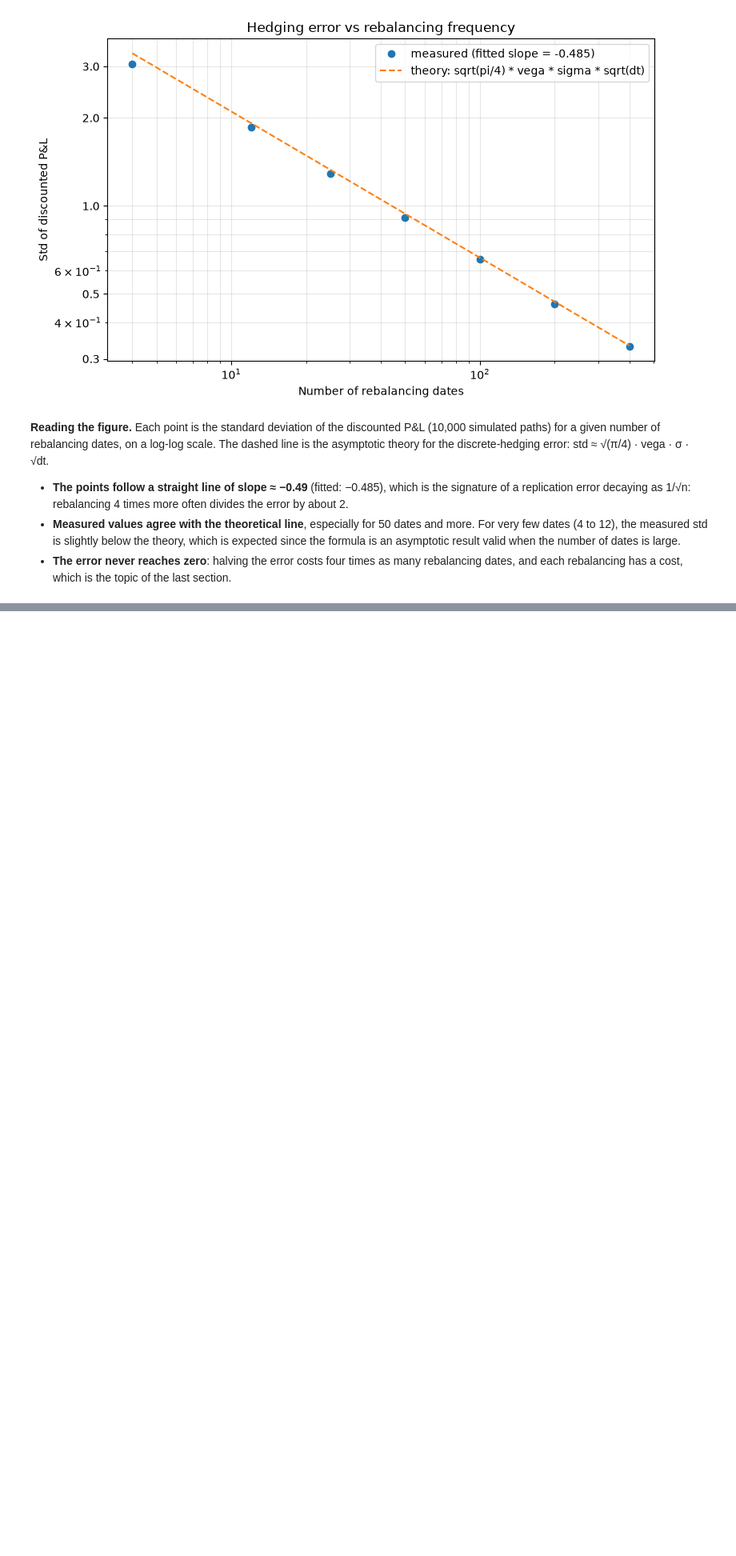
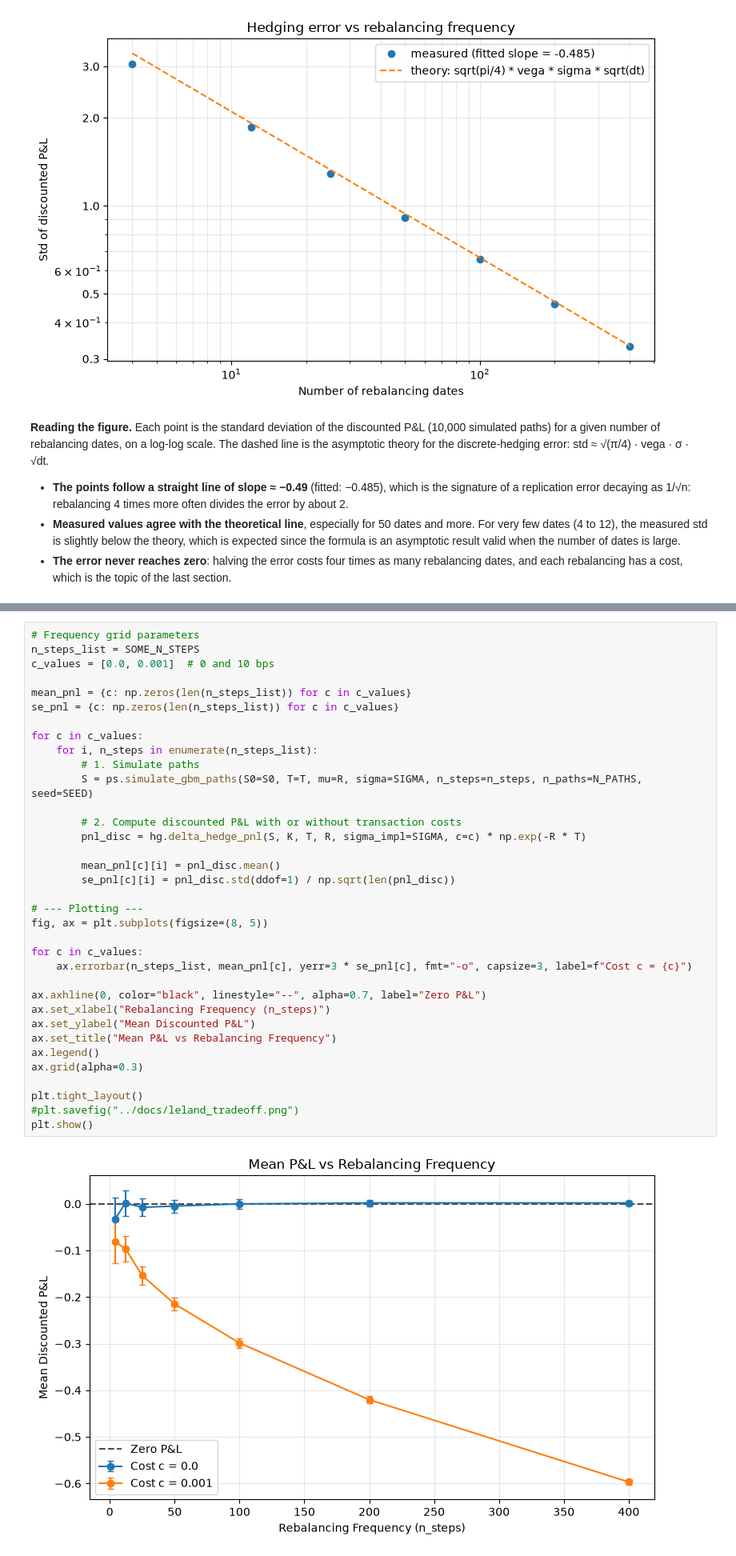
Before and after one commit to DamienLedoux/Structured-Products-Pricing, a Jupyter notebook: notebooks/02_delta_hedging.ipynb, the cells around one changed output, grey strips where cells are left out. Shown at 80% size. Saved outputs shown, nothing was run; the diff lists cells and outputs as text; blank space fills up the shorter version.

```diff
--- a/notebooks/02_delta_hedging.ipynb
+++ b/notebooks/02_delta_hedging.ipynb
@@ -153,0 +187,37 @@ plt.show()
+# %%
+# Frequency grid parameters
+n_steps_list = SOME_N_STEPS
+c_values = [0.0, 0.001]  # 0 and 10 bps
+
+mean_pnl = {c: np.zeros(len(n_steps_list)) for c in c_values}
+se_pnl = {c: np.zeros(len(n_steps_list)) for c in c_values}
+
+for c in c_values:
+    for i, n_steps in enumerate(n_steps_list):
+        # 1. Simulate paths
+        S = ps.simulate_gbm_paths(S0=S0, T=T, mu=R, sigma=SIGMA, n_steps=n_steps, n_paths=N_PATHS, seed=SEED)
+
+        # 2. Compute discounted P&L with or without transaction costs
+        pnl_disc = hg.delta_hedge_pnl(S, K, T, R, sigma_impl=SIGMA, c=c) * np.exp(-R * T)
+
+        mean_pnl[c][i] = pnl_disc.mean()
+        se_pnl[c][i] = pnl_disc.std(ddof=1) / np.sqrt(len(pnl_disc))
+
+# --- Plotting ---
+fig, ax = plt.subplots(figsize=(8, 5))
+
+for c in c_values:
+    ax.errorbar(n_steps_list, mean_pnl[c], yerr=3 * se_pnl[c], fmt="-o", capsize=3, label=f"Cost c = {c}")
+
+ax.axhline(0, color="black", linestyle="--", alpha=0.7, label="Zero P&L")
+ax.set_xlabel("Rebalancing Frequency (n_steps)")
+ax.set_ylabel("Mean Discounted P&L")
+ax.set_title("Mean P&L vs Rebalancing Frequency")
+ax.legend()
+ax.grid(alpha=0.3)
+
+plt.tight_layout()
+#plt.savefig("../docs/leland_tradeoff.png")
+plt.show()
+# %% [output]
+[figure, added]
```
Also changed, not shown: parts of 4 cells of this notebook.
